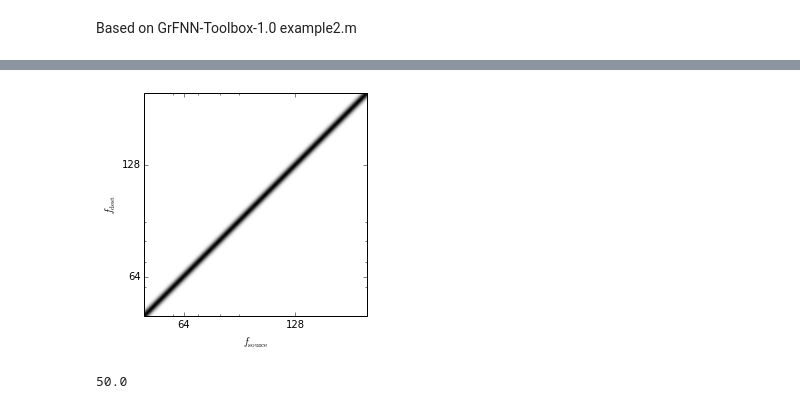
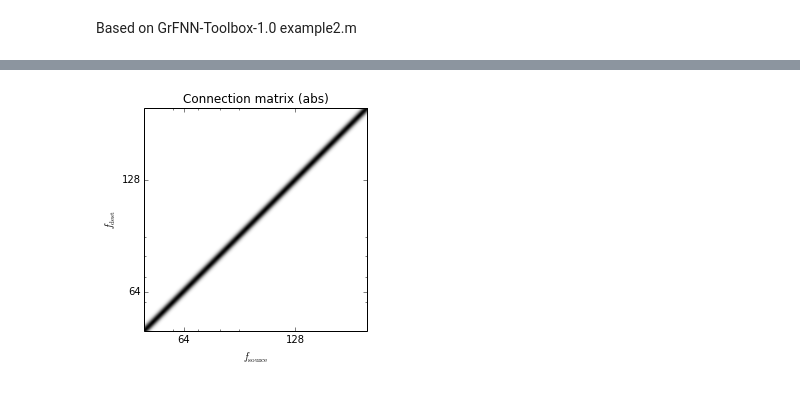
Before and after one commit to jorgehatccrma/pyGrFNN, a Jupyter notebook: examples/Simple 2-layer model.ipynb, the cells around one changed output, grey strips where cells are left out. Drawn from its saved outputs; the diff is of its cells as text; code cells hidden in the pictures.

```diff
--- a/examples/Simple 2-layer model.ipynb
+++ b/examples/Simple 2-layer model.ipynb
@@ -57,40 +52,37 @@ plt.title('Stimulus')
 params1 = Zparam(0.01, -1, -10, 0, 0, 1)  # Linear
 params2 = Zparam(  -1,  4,  -3, 0, 0, 1)  # Critical
 
 
 # Make the model
 layer1 = GrFNN(params1,
                fc=100,
                octaves_per_side=1,
                oscs_per_octave=99.5)
 
 layer2 = GrFNN(params2,
                fc=100,
                octaves_per_side=1,
                oscs_per_octave=99.5)
 
 C = make_connections(layer1,  # source layer
                      layer2,  # destination layer
                      1,  # connection strength multiplicative factor
                      0.028712718  # std dev(eye-balled to closely match that of GrFNN =-Toolbox-1.0 example)
                      )
 model = Model()
 model.add_layer(layer1)  # layer one will receive the external stimulus (channel 0 by default)
 model.add_layer(layer2, input_channel=None)  # layer 2 is a hidden layer (no externa input)
 
 conn = model.connect_layers(layer1, layer2, C)
 
 
 # plt.plot(np.abs(C[len(layer2.f)/2,:]))
 # plt.plot(np.angle(C[len(layer2.f)/2,:]))
-mpld3.disable_notebook()
-plot_connections(conn)
+# mpld3.disable_notebook()
+plot_connections(conn, title='Connection matrix (abs)')
+# mpld3.display()
 # %% [output]
-[figure, old version]
+[figure, new version]
-# %%
-min(layer1.f)
-# %% [output]
-50.0
 # %%
 # Run the network
 model.run(s, t, dt)
```
Also changed, not shown: parts of 4 cells of this notebook, 6 other files.
